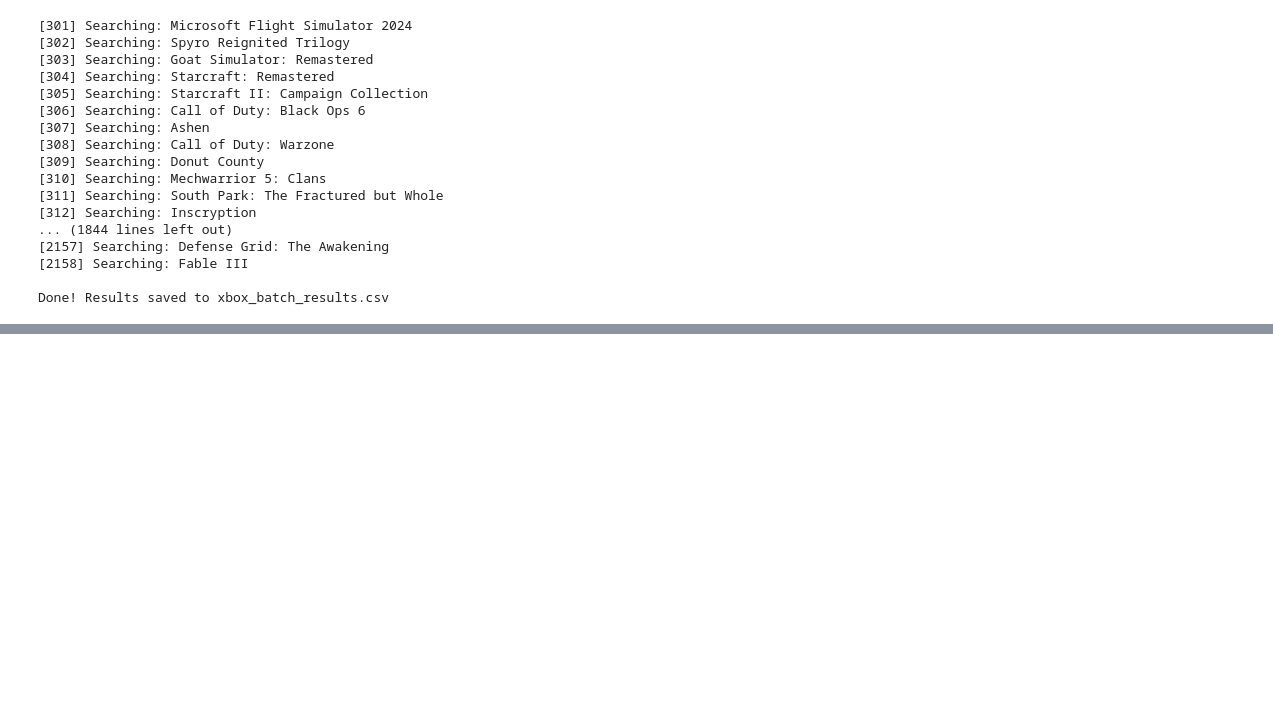
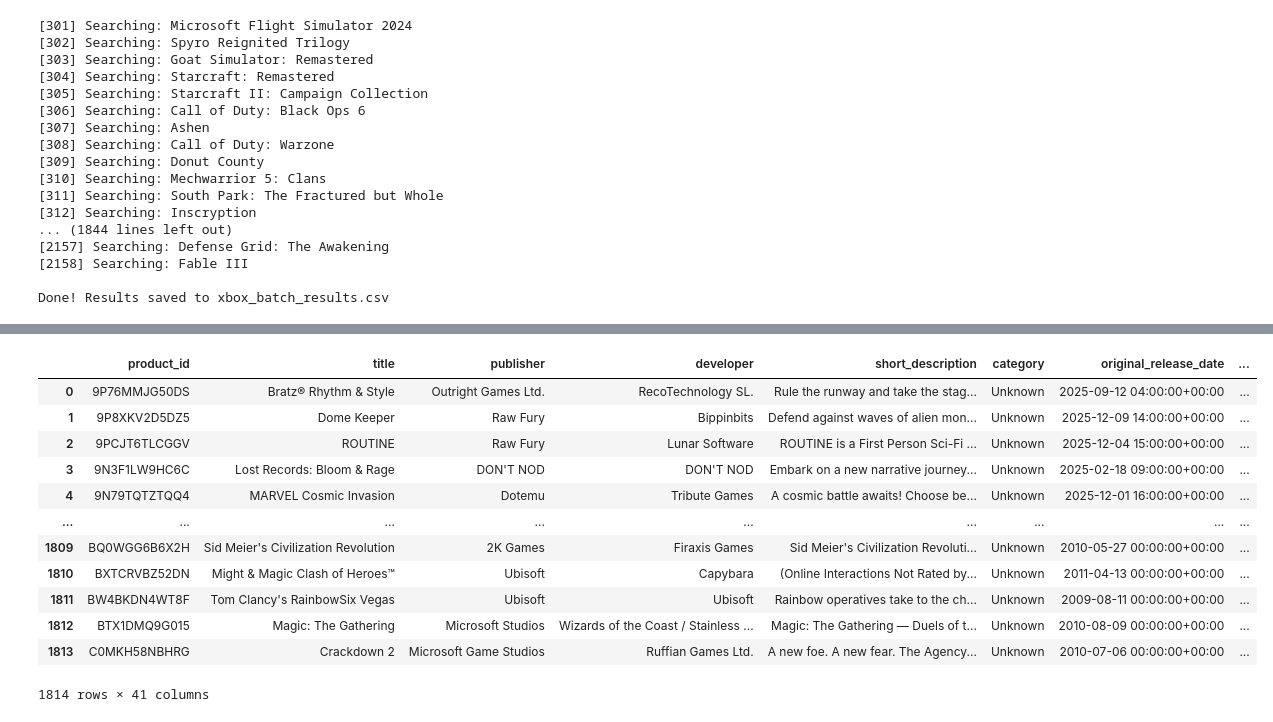
Before and after one commit to Doggo21345/xbox-gamepass-analytics, a Jupyter notebook: Data_Prep.ipynb, the cells around one changed output, grey strips where cells are left out. Cells and saved outputs as stored; diff of their text form; code cells hidden in the pictures; blank space fills up the shorter version.

Commit message:
trying to fix the merge for stat analysis

```diff
--- a/Data_Prep.ipynb
+++ b/Data_Prep.ipynb
@@ -660,3 +660,19 @@ DF.merge(df, on="Game", how="right").to_csv('xbox_merged_results.csv', index=Fal
 df_clean = pd.read_csv('xbox_merged_results.csv')
 df_clean = df_clean[df_clean['MS_Store_Link'] != 'Not Found']
 df_clean.to_csv('xbox_final_cleaned_results.csv', index=False)
+# %%
+from prepare_data import prepare_games_dataset
+from prepare_data import create_tidy_json
+print("=" * 80)
+print("PREPARING XBOX DATA FOR ANALYSIS")
+print("=" * 80)
+
+df = prepare_games_dataset("xbox_data_20251224_1937.json")
+
+
+ # Step 2: Save as tidy JSON
+create_tidy_json(df, "xbox_tidy.json")
+
+# Step 3: Also save as CSV for quick review
+df.to_csv("xbox_prepared.csv", index=False)
+print("✓ Saved to xbox_prepared.csv")
@@ -662,0 +687,16 @@ df_clean.to_csv('xbox_final_cleaned_results.csv', index=False)
+# %%
+df.merge(pd.read_csv('xbox_final_cleaned_results.csv'), left_on="product_id", right_on="ProductID", how="left")
+# %% [output]
+|  | product_id | title | publisher | developer | short_description | category | original_release_date | ... |
+| 0 | 9P76MMJG50DS | Bratz® Rhythm & Style | Outright Games Ltd. | RecoTechnology SL. | Rule the runway and take the stag... | Unknown | 2025-09-12 04:00:00+00:00 | ... |
+| 1 | 9P8XKV2D5DZ5 | Dome Keeper | Raw Fury | Bippinbits | Defend against waves of alien mon... | Unknown | 2025-12-09 14:00:00+00:00 | ... |
+| 2 | 9PCJT6TLCGGV | ROUTINE | Raw Fury | Lunar Software | ROUTINE is a First Person Sci-Fi ... | Unknown | 2025-12-04 15:00:00+00:00 | ... |
+| 3 | 9N3F1LW9HC6C | Lost Records: Bloom & Rage | DON'T NOD | DON'T NOD | Embark on a new narrative journey... | Unknown | 2025-02-18 09:00:00+00:00 | ... |
+| 4 | 9N79TQTZTQQ4 | MARVEL Cosmic Invasion | Dotemu | Tribute Games | A cosmic battle awaits! Choose be... | Unknown | 2025-12-01 16:00:00+00:00 | ... |
+| ... | ... | ... | ... | ... | ... | ... | ... | ... |
+| 1809 | BQ0WGG6B6X2H | Sid Meier's Civilization Revolution | 2K Games | Firaxis Games | Sid Meier's Civilization Revoluti... | Unknown | 2010-05-27 00:00:00+00:00 | ... |
+| 1810 | BXTCRVBZ52DN | Might & Magic Clash of Heroes™ | Ubisoft | Capybara | (Online Interactions Not Rated by... | Unknown | 2011-04-13 00:00:00+00:00 | ... |
+| 1811 | BW4BKDN4WT8F | Tom Clancy's RainbowSix Vegas | Ubisoft | Ubisoft | Rainbow operatives take to the ch... | Unknown | 2009-08-11 00:00:00+00:00 | ... |
+| 1812 | BTX1DMQ9G015 | Magic: The Gathering | Microsoft Studios | Wizards of the Coast / Stainless ... | Magic: The Gathering — Duels of t... | Unknown | 2010-08-09 00:00:00+00:00 | ... |
+| 1813 | C0MKH58NBHRG | Crackdown 2 | Microsoft Game Studios | Ruffian Games Ltd. | A new foe. A new fear. The Agency... | Unknown | 2010-07-06 00:00:00+00:00 | ... |
+1814 rows × 41 columns
```
Also changed, not shown: parts of 1 cell of this notebook, 4 other files.
